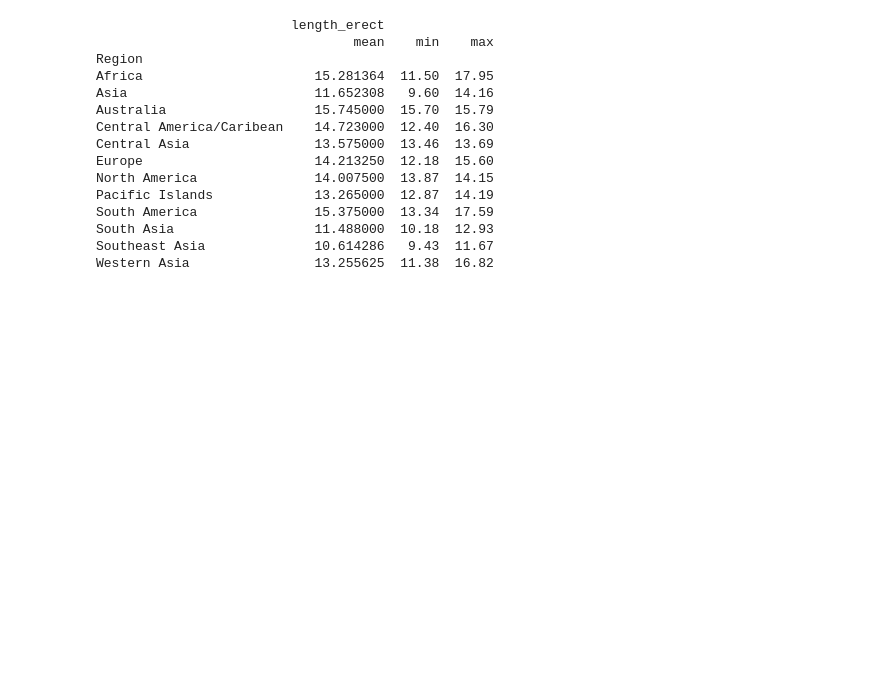
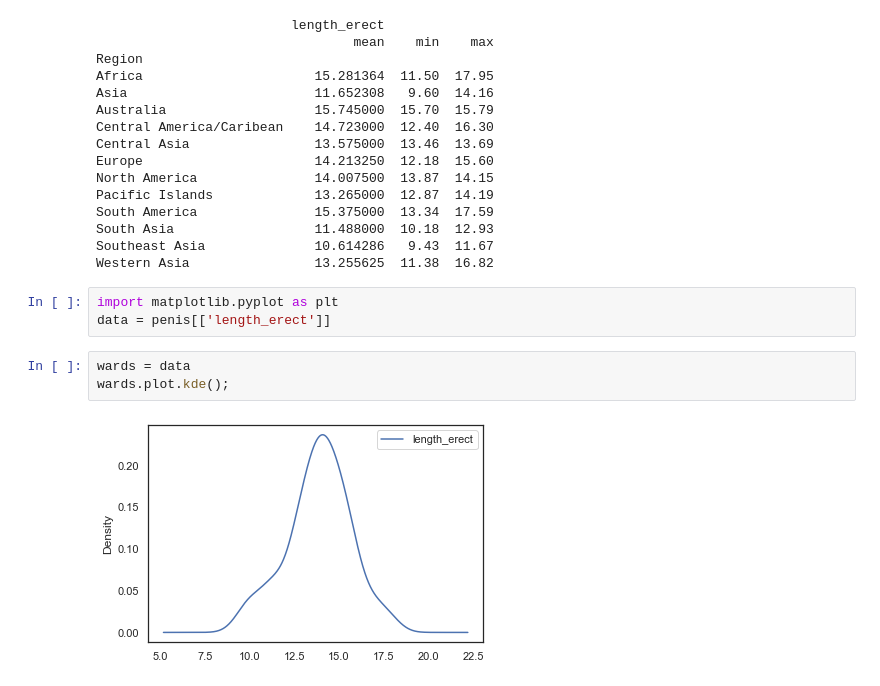
Before and after one commit to AviMegin/AI, a Jupyter notebook: Data/Penis.ipynb, the cells around one changed output. Drawn from its saved outputs; the diff is of its cells as text; blank space fills up the shorter version.

```diff
--- a/Data/Penis.ipynb
+++ b/Data/Penis.ipynb
@@ -109,3 +108,11 @@ South America               15.375000  13.34  17.59
 South Asia                  11.488000  10.18  12.93
 Southeast Asia              10.614286   9.43  11.67
 Western Asia                13.255625  11.38  16.82
+# %%
+import matplotlib.pyplot as plt
+data = penis[['length_erect']]
+# %%
+wards = data
+wards.plot.kde();
+# %% [output]
+[figure, added]
```
Also changed, not shown: parts of 14 cells of this notebook, 1 other file.
